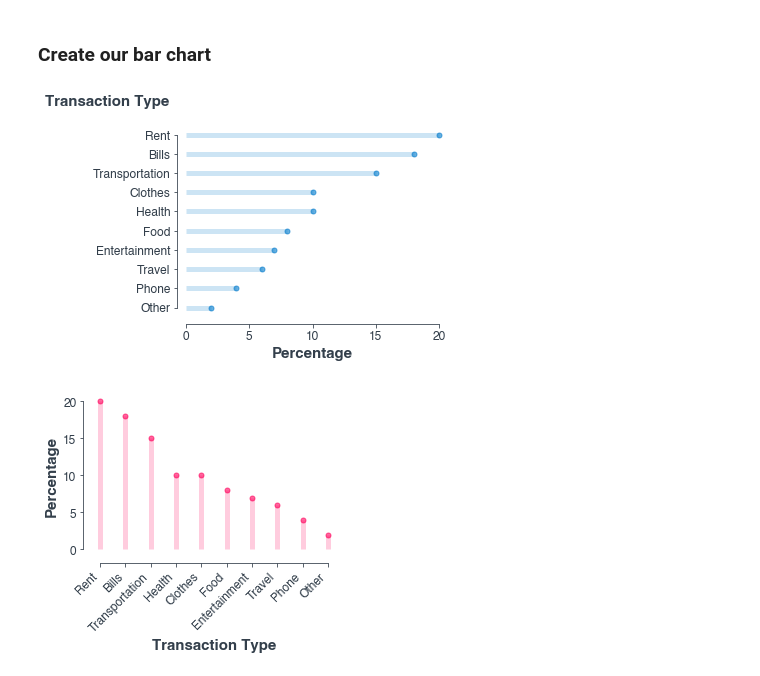
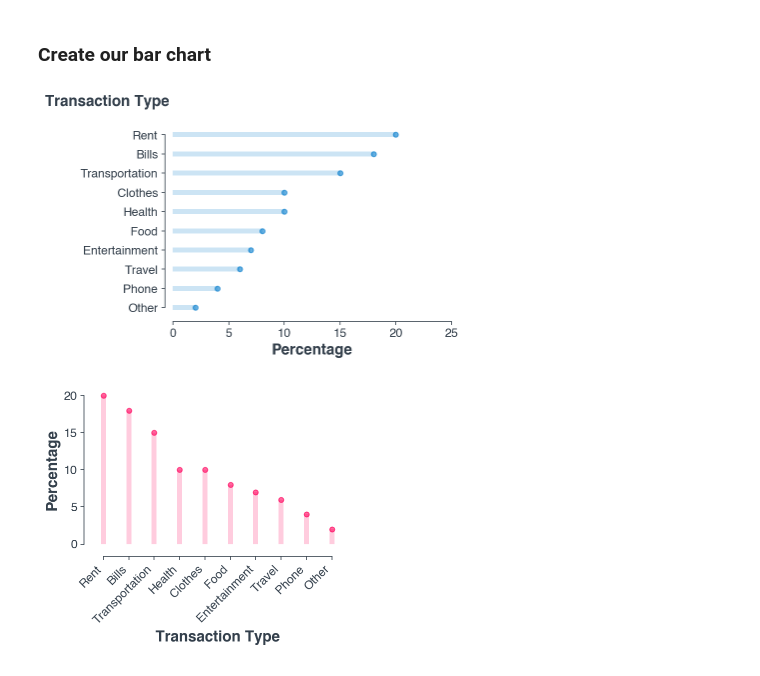
Before and after one commit to scentellegher/code_snippets, a Jupyter notebook: beautiful_bar_chart/beautiful_bar_chart_matplotlib.ipynb, the cells around one changed output. Cells and saved outputs as stored; diff of their text form; code cells hidden in the pictures.

Commit message:
fix beautiful bar plot

```diff
--- a/beautiful_bar_chart/beautiful_bar_chart_matplotlib.ipynb
+++ b/beautiful_bar_chart/beautiful_bar_chart_matplotlib.ipynb
@@ -58,40 +60,43 @@ plt.yticks(my_range, df.index)
 fig.text(-0.23, 0.96, 'Transaction Type', fontsize=15, fontweight='black', color = '#333F4B')
 
 # change the style of the axis spines
-ax.spines['top'].set_color('none')
-ax.spines['right'].set_color('none')
-ax.spines['left'].set_smart_bounds(True)
-ax.spines['bottom'].set_smart_bounds(True)
+ax.spines['top'].set_visible(False)
+ax.spines['right'].set_visible(False)
 
-# set the spines position
-ax.spines['bottom'].set_position(('axes', -0.04))
-ax.spines['left'].set_position(('axes', 0.015))
+ax.spines['left'].set_bounds((1, len(my_range)))
+ax.set_xlim(0,25)
+
+ax.spines['left'].set_position(('outward', 8))
+ax.spines['bottom'].set_position(('outward', 5))
 
 plt.savefig('hist2.png', dpi=300, bbox_inches='tight')
 # %% [output]
-[figure, old version]
+[figure, new version]
 # %%
 df = df.sort_values(by='percentage', ascending=False)
 my_range=list(range(1,len(df.index)+1))
 
 fig, ax = plt.subplots(figsize=(4.5,3))
 plt.vlines(x=my_range, ymin=0, ymax=df['percentage'], color='#FF005C', alpha=0.2, linewidth=5)
 plt.plot(my_range, df['percentage'], "o", markersize=5, color='#FF005C', alpha=0.6)
 
 ax.set_xlabel('Transaction Type', fontsize=15, fontweight='black', color = '#333F4B')
 ax.tick_params(axis='both', which='major', labelsize=12)
 
 ax.set_ylabel('Percentage', fontsize=15, fontweight='black', color = '#333F4B')
 
-ax.spines['top'].set_color('none')
-ax.spines['right'].set_color('none')
-ax.spines['left'].set_smart_bounds(True)
-ax.spines['bottom'].set_smart_bounds(True)
-ax.spines['bottom'].set_position(('axes', -0.04))
-ax.spines['left'].set_position(('axes', -0.02))
+# change the style of the axis spines
+ax.spines['top'].set_visible(False)
+ax.spines['right'].set_visible(False)
+
+ax.spines['left'].set_bounds((0, 20))
+ax.spines['bottom'].set_bounds((1, len(my_range)))
+
+ax.spines['left'].set_position(('outward', 8))
+ax.spines['bottom'].set_position(('outward', 5))
 
 plt.xticks(my_range, df.index, rotation=45, ha='right')
 
 plt.savefig('hist3.png', dpi=300, bbox_inches='tight')
 # %% [output]
-[figure, old version]
+[figure, new version]
```
Also changed, not shown: parts of 2 cells of this notebook.
